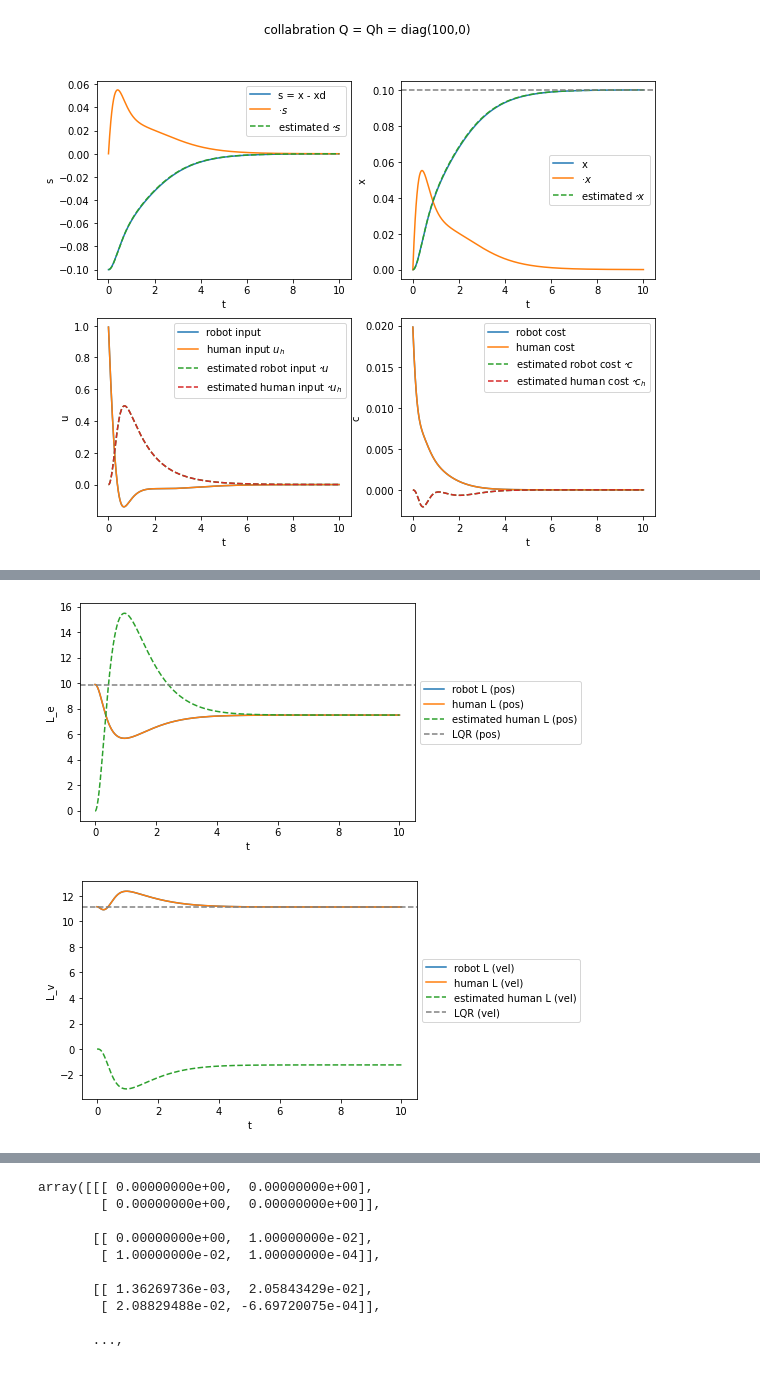
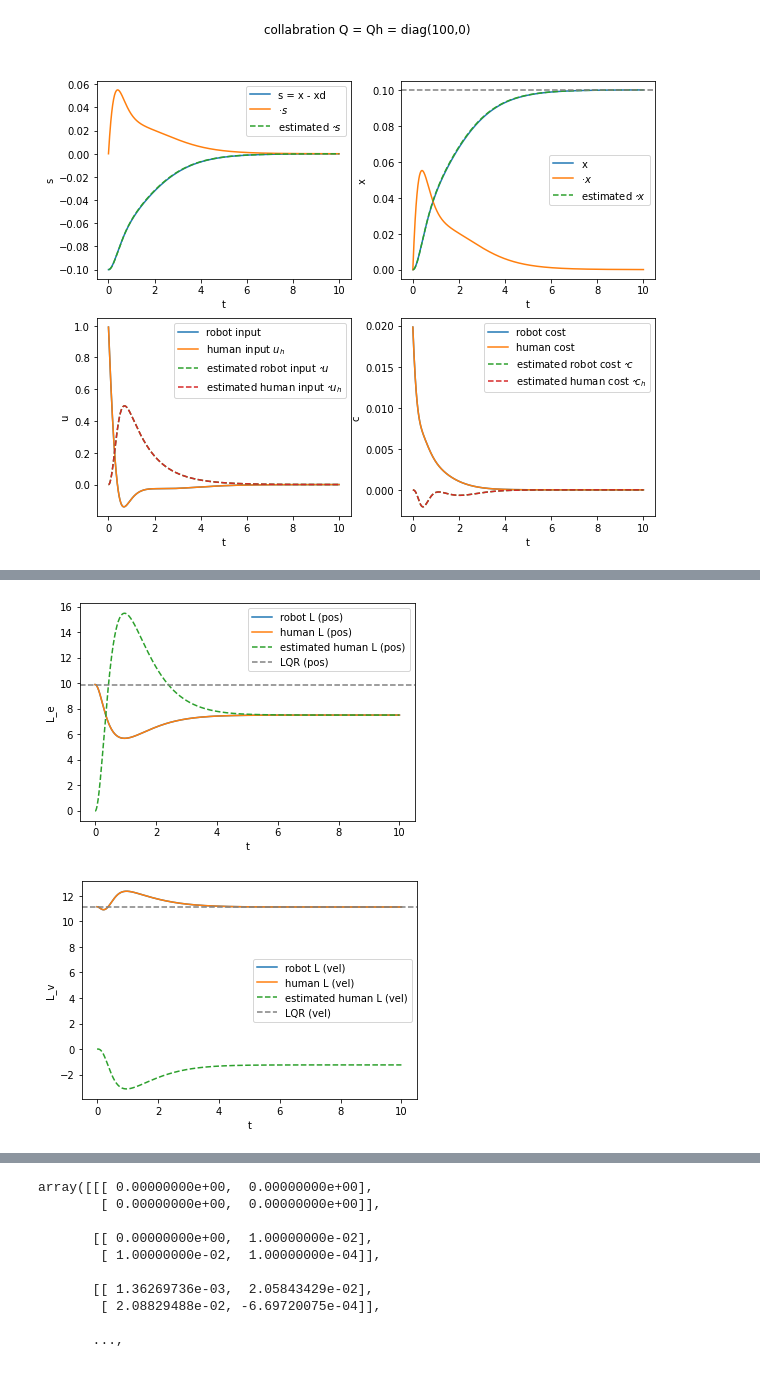
Before and after one commit to hachouuw/546-22Wi-OPT-AC, a Jupyter notebook: Paper_simulations.ipynb, the cells around one changed output, grey strips where cells are left out. Saved outputs shown, nothing was run; the diff lists cells and outputs as text; code cells hidden in the pictures.

```diff
--- a/Paper_simulations.ipynb
+++ b/Paper_simulations.ipynb
@@ -450,24 +472,24 @@ plt.show()
 # %%
 plt.plot(t_,L[:,:,0], label= 'robot L (pos)')
 plt.plot(t_,LH[:,:,0], label= 'human L (pos)')
 plt.plot(t_,LHh[:,:,0]*L[:,:,0][-1]/LHh[:,:,0][-1],'--', label= 'estimated human L (pos)')
 plt.axhline(y=K[0,0], color='grey', linestyle='--', label= 'LQR (pos)')
 plt.ylabel('L_e')
 plt.xlabel('t')
-plt.legend(loc='center left', bbox_to_anchor=(1, 0.5))
+plt.legend()
 plt.show()
 
 plt.plot(t_,L[:,:,1],  label= 'robot L (vel)')
 plt.plot(t_,LH[:,:,1], label= 'human L (vel)')
 plt.plot(t_,LHh[:,:,1], '--',label= 'estimated human L (vel)')
 plt.axhline(y=K[0,1], color='grey', linestyle='--', label= 'LQR (vel)')
 plt.ylabel('L_v')
 plt.xlabel('t')
-plt.legend(loc='center left', bbox_to_anchor=(1, 0.5))
+plt.legend()
 plt.show()
 # %% [output]
-[figure, old version]
+[figure, new version]
-[figure, old version]
+[figure, new version]
 # %%
 # plt.plot(t_,Qh[:,0,0],  label= 'estimated robot Qh (pos)')
 # plt.plot(t_,Qh[:,1,1], label= 'estimated robot Qh (vel)')
```
Also changed, not shown: parts of 3 cells of this notebook.
